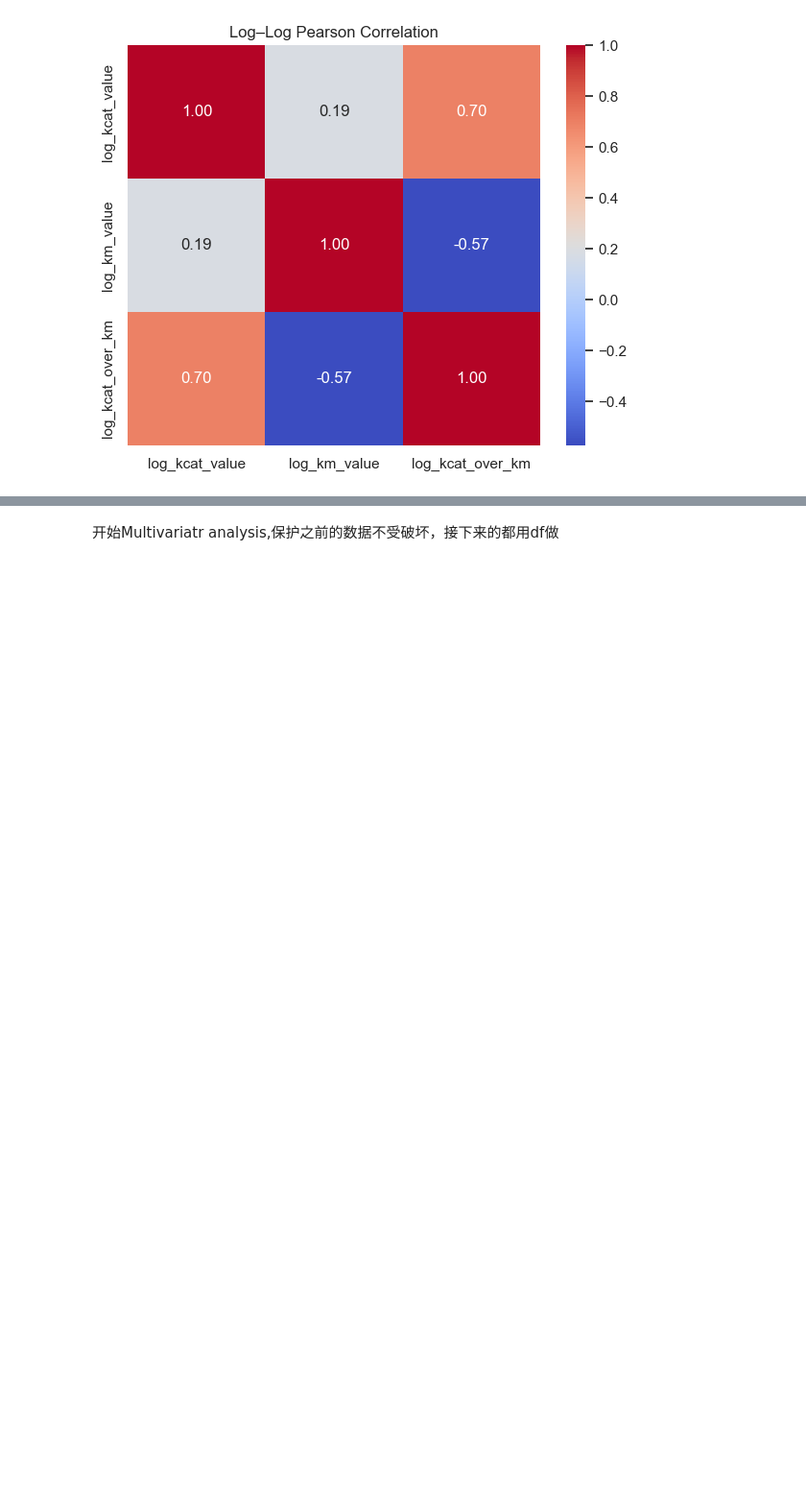
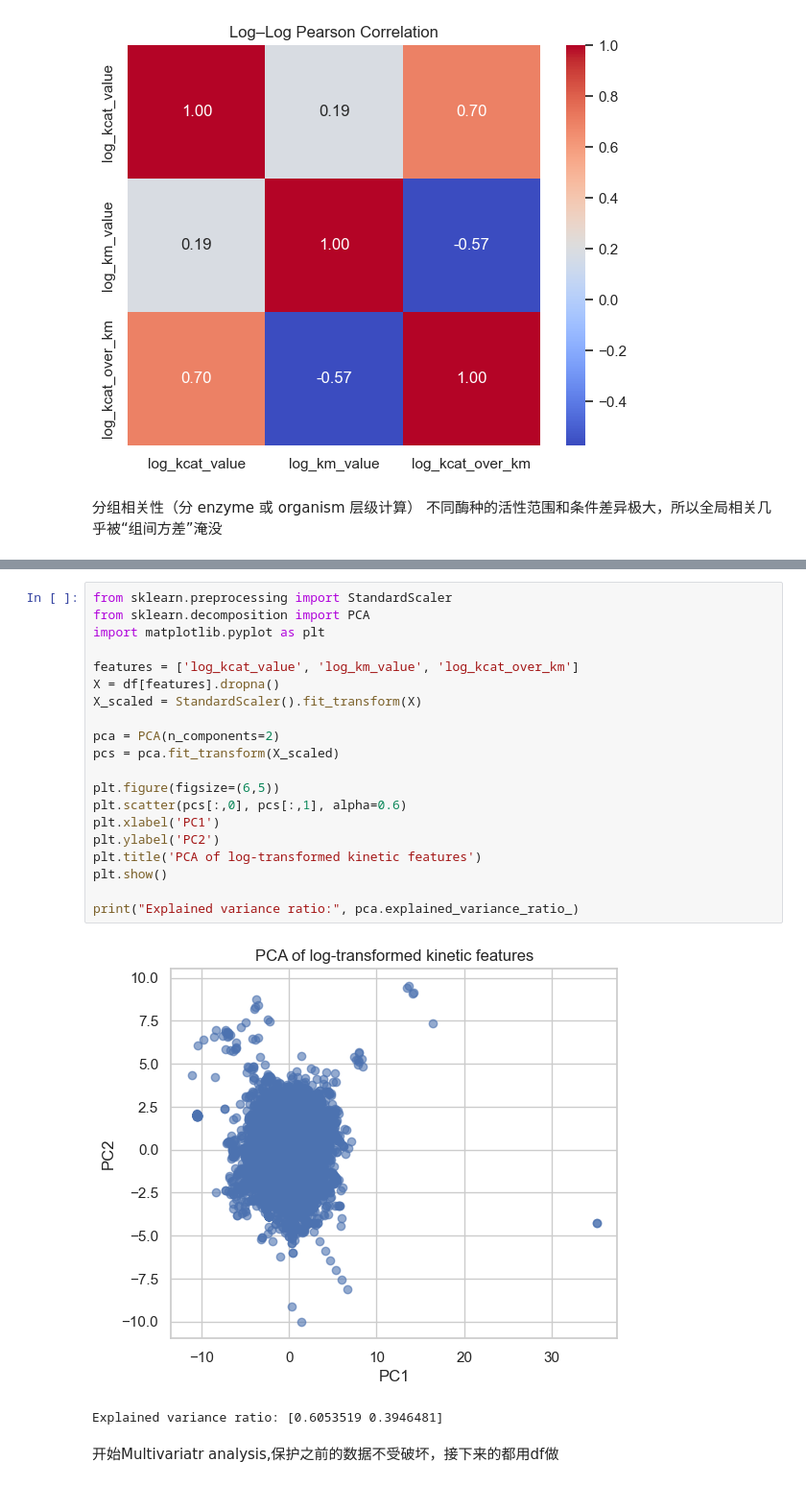
Before and after one commit to tinayang3024/CHE1147-Group-Project, a Jupyter notebook: notebooks/exploration.ipynb, the cells around one changed output, grey strips where cells are left out. Shown at 96% size. Cells and saved outputs as stored; diff of their text form; blank space fills up the shorter version.

Commit message:
PCA of log-transformed kinetic features

```diff
--- a/notebooks/exploration.ipynb
+++ b/notebooks/exploration.ipynb
@@ -1087,6 +1087,9 @@ plt.tight_layout()
 plt.show()
 # %% [output]
 [figure]
+# %% [markdown]
+分组相关性（分 enzyme 或 organism 层级计算）
+不同酶种的活性范围和条件差异极大，所以全局相关几乎被“组间方差”淹没
 # %%
 grouped_corr = (
     df.groupby("enzyme")[["log_kcat_value", "log_km_value", "log_kcat_over_km"]]
@@ -1108,6 +1111,29 @@ display(grouped_corr.head(10))
 | (R)-2,4-DP/α-KG dioxygenase | 1.0 | -0.531501 | 0.844918 | -0.531501 | 1.0 | -0.902162 | ... |
 | (R)-selective transaminase | 1.0 | 0.181279 | 0.206658 | 0.181279 | 1.0 | -0.924740 | ... |
 | (S)-2,4-DP/α-KG dioxygenase | 1.0 | 0.287873 | 0.312678 | 0.287873 | 1.0 | -0.819639 | ... |
+# %%
+from sklearn.preprocessing import StandardScaler
+from sklearn.decomposition import PCA
+import matplotlib.pyplot as plt
+
+features = ['log_kcat_value', 'log_km_value', 'log_kcat_over_km']
+X = df[features].dropna()
+X_scaled = StandardScaler().fit_transform(X)
+
+pca = PCA(n_components=2)
+pcs = pca.fit_transform(X_scaled)
+
+plt.figure(figsize=(6,5))
+plt.scatter(pcs[:,0], pcs[:,1], alpha=0.6)
+plt.xlabel('PC1')
+plt.ylabel('PC2')
+plt.title('PCA of log-transformed kinetic features')
+plt.show()
+
+print("Explained variance ratio:", pca.explained_variance_ratio_)
+# %% [output]
+[figure, added]
+Explained variance ratio: [0.6053519 0.3946481]
 # %% [markdown]
 开始Multivariatr analysis,保护之前的数据不受破坏，接下来的都用df做
 # %%
```
